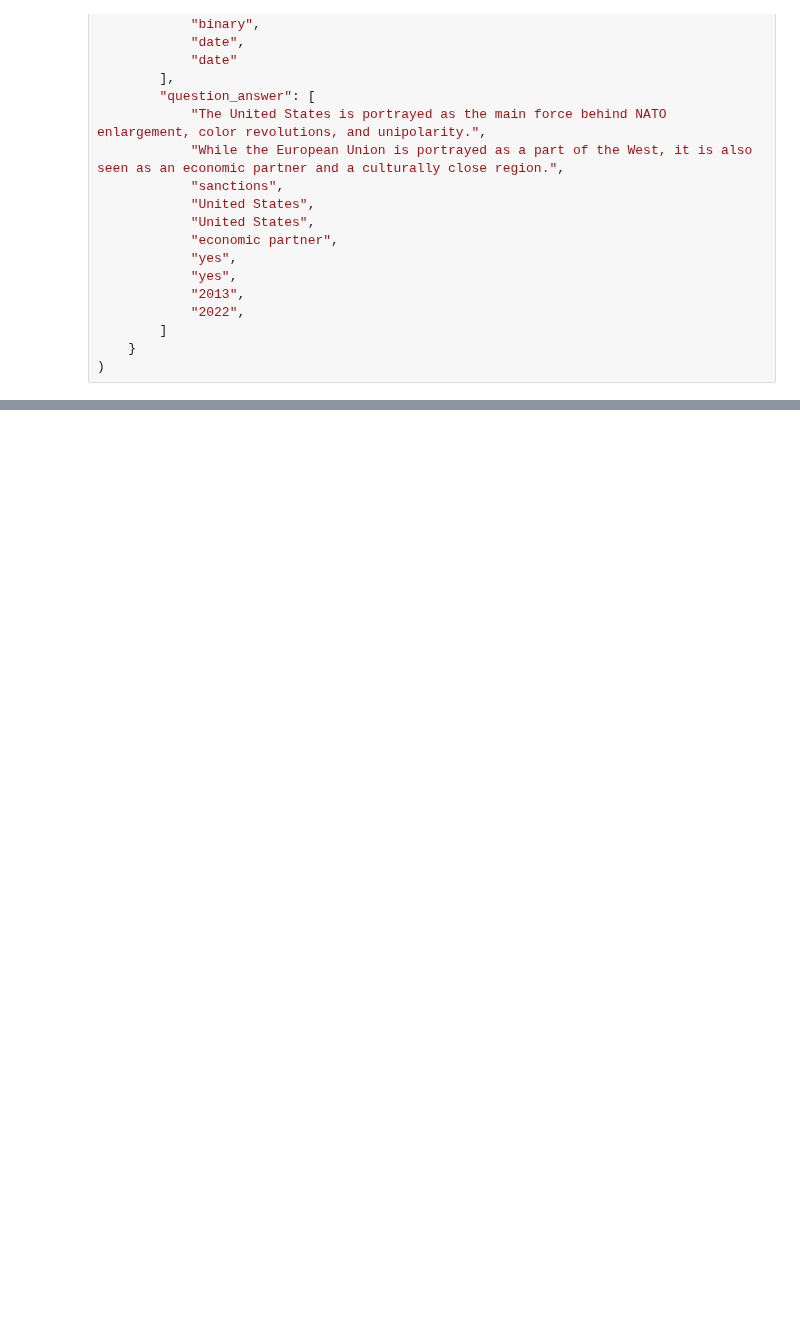
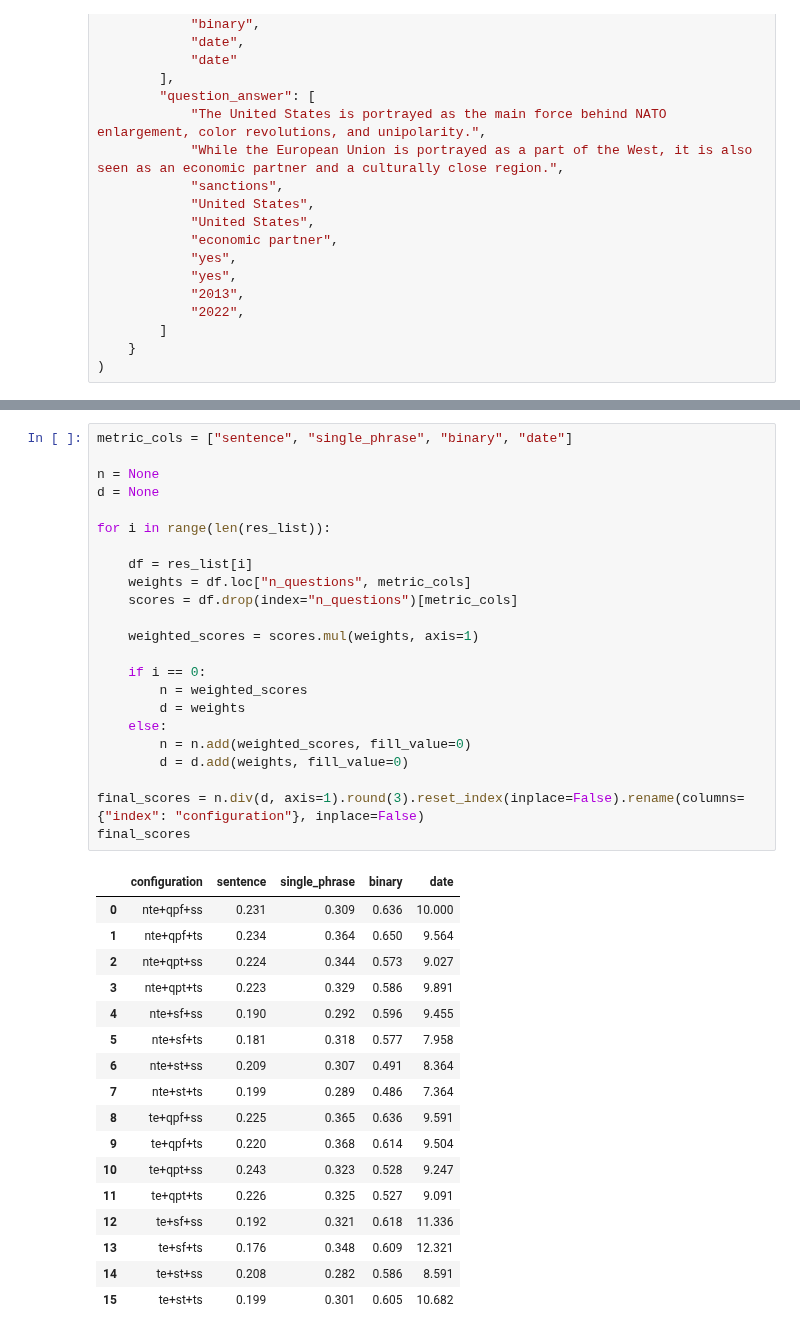
Before and after one commit to grzegorzZ1/masters_2025_nlp, a Jupyter notebook: app/database_utils/kg/4_kg_analysis.ipynb, the cells around one changed output, grey strips where cells are left out. Cells and saved outputs as stored; diff of their text form; blank space fills up the shorter version.

```diff
--- a/app/database_utils/kg/4_kg_analysis.ipynb
+++ b/app/database_utils/kg/4_kg_analysis.ipynb
@@ -1334,0 +1361,41 @@ q6_mean_by_type_df.to_csv("exp_results/q6_results_by_type.csv", index=True)
+# %%
+metric_cols = ["sentence", "single_phrase", "binary", "date"]
+
+n = None
+d = None
+
+for i in range(len(res_list)):
+
+    df = res_list[i]
+    weights = df.loc["n_questions", metric_cols]
+    scores = df.drop(index="n_questions")[metric_cols]
+
+    weighted_scores = scores.mul(weights, axis=1)
+
+    if i == 0:
+        n = weighted_scores
+        d = weights
+    else:
+        n = n.add(weighted_scores, fill_value=0)
+        d = d.add(weights, fill_value=0)
+
+final_scores = n.div(d, axis=1).round(3).reset_index(inplace=False).rename(columns={"index": "configuration"}, inplace=False)
+final_scores
+# %% [output]
+|  | configuration | sentence | single_phrase | binary | date |
+| 0 | nte+qpf+ss | 0.231 | 0.309 | 0.636 | 10.000 |
+| 1 | nte+qpf+ts | 0.234 | 0.364 | 0.650 | 9.564 |
+| 2 | nte+qpt+ss | 0.224 | 0.344 | 0.573 | 9.027 |
+| 3 | nte+qpt+ts | 0.223 | 0.329 | 0.586 | 9.891 |
+| 4 | nte+sf+ss | 0.190 | 0.292 | 0.596 | 9.455 |
+| 5 | nte+sf+ts | 0.181 | 0.318 | 0.577 | 7.958 |
+| 6 | nte+st+ss | 0.209 | 0.307 | 0.491 | 8.364 |
+| 7 | nte+st+ts | 0.199 | 0.289 | 0.486 | 7.364 |
+| 8 | te+qpf+ss | 0.225 | 0.365 | 0.636 | 9.591 |
+| 9 | te+qpf+ts | 0.220 | 0.368 | 0.614 | 9.504 |
+| 10 | te+qpt+ss | 0.243 | 0.323 | 0.528 | 9.247 |
+| 11 | te+qpt+ts | 0.226 | 0.325 | 0.527 | 9.091 |
+| 12 | te+sf+ss | 0.192 | 0.321 | 0.618 | 11.336 |
+| 13 | te+sf+ts | 0.176 | 0.348 | 0.609 | 12.321 |
+| 14 | te+st+ss | 0.208 | 0.282 | 0.586 | 8.591 |
+| 15 | te+st+ts | 0.199 | 0.301 | 0.605 | 10.682 |
```
Also changed, not shown: parts of 26 cells of this notebook, 20 other files.
